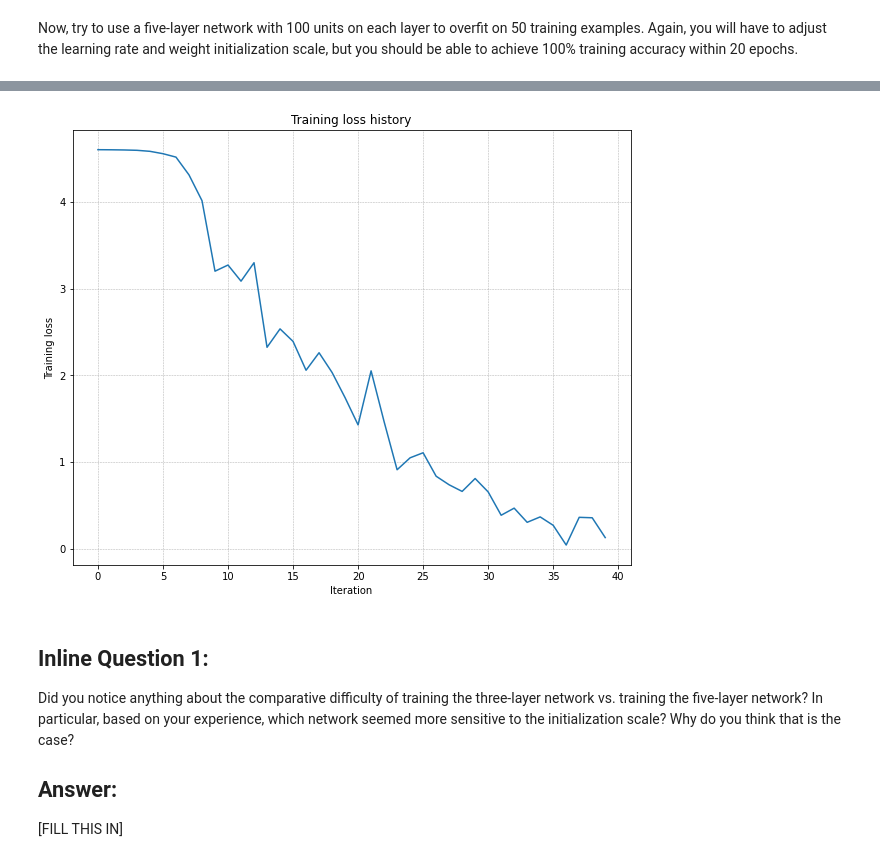
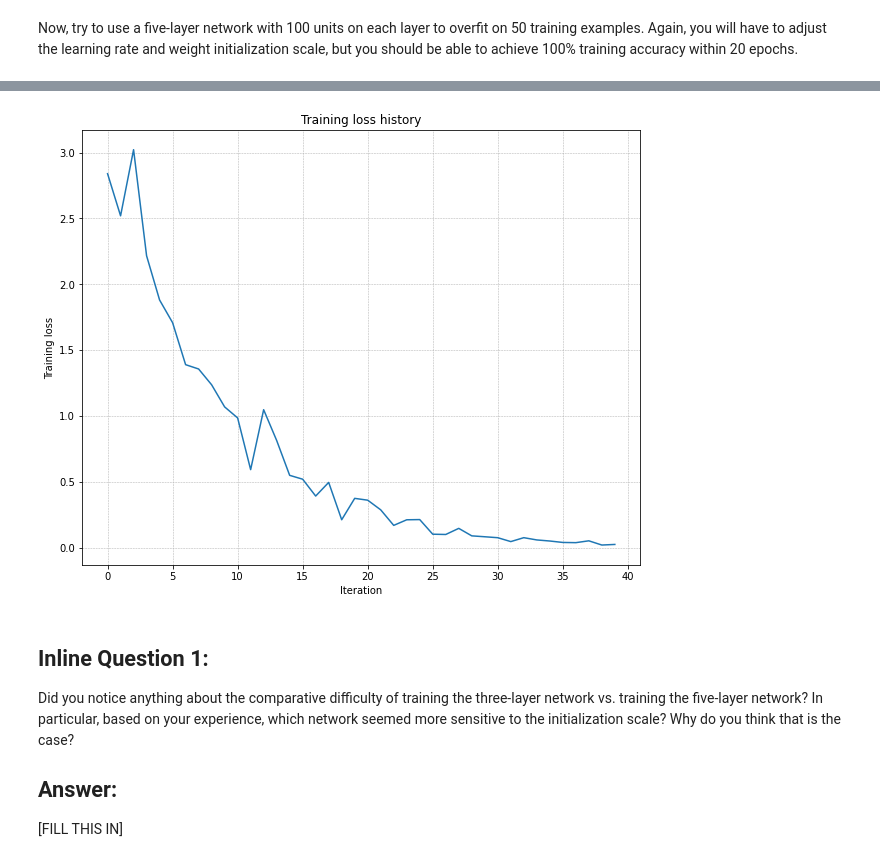
Before and after one commit to hansmaan/cs231n-assignments, a Jupyter notebook: assignment2/FullyConnectedNets.ipynb, the cells around one changed output, grey strips where cells are left out. Cells and saved outputs as stored; diff of their text form; code cells hidden in the pictures.

```diff
--- a/assignment2/FullyConnectedNets.ipynb
+++ b/assignment2/FullyConnectedNets.ipynb
@@ -179,8 +184,8 @@ small_data = {
   'y_val': data['y_val'],
 }
 
-learning_rate = 2e-3  # Experiment with this!
-weight_scale = 1e-4   # Experiment with this!
+learning_rate = 2e-2  # Experiment with this!
+weight_scale = 4e-2   # Experiment with this!
 model = FullyConnectedNet(
     [100, 100, 100, 100],
     weight_scale=weight_scale,
@@ -224,4 +229,4 @@ plt.show()
-[figure, old version]
+[figure, new version]
 # %% [markdown]
 ## Inline Question 1:
 Did you notice anything about the comparative difficulty of training the three-layer network vs. training the five-layer network? In particular, based on your experience, which network seemed more sensitive to the initialization scale? Why do you think that is the case?
```
Also changed, not shown: parts of 9 cells of this notebook, 3 other files.
